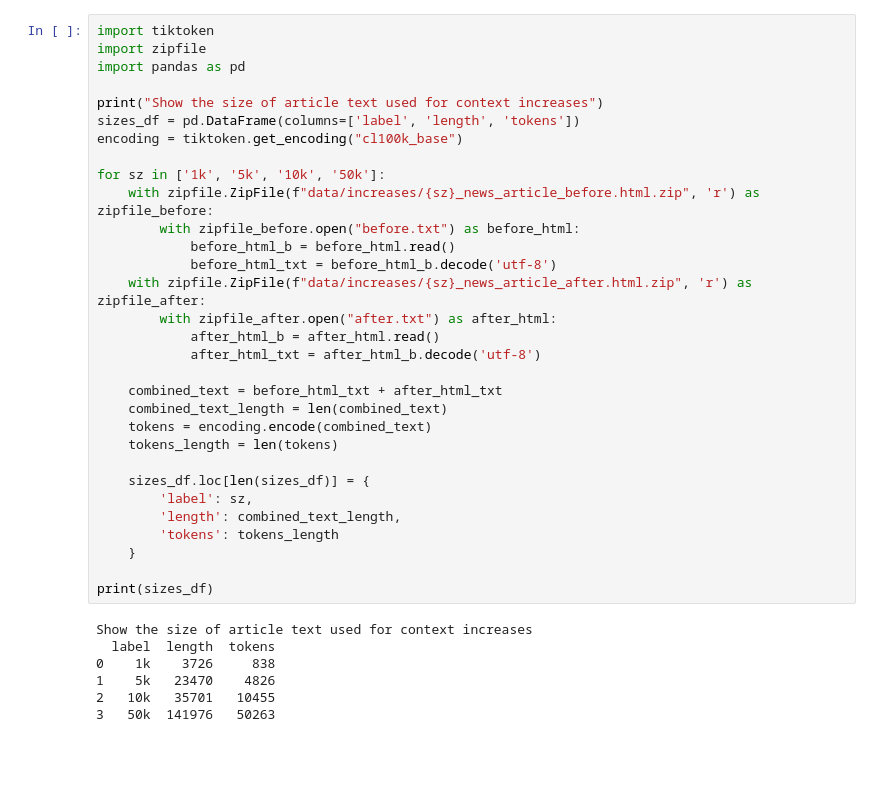
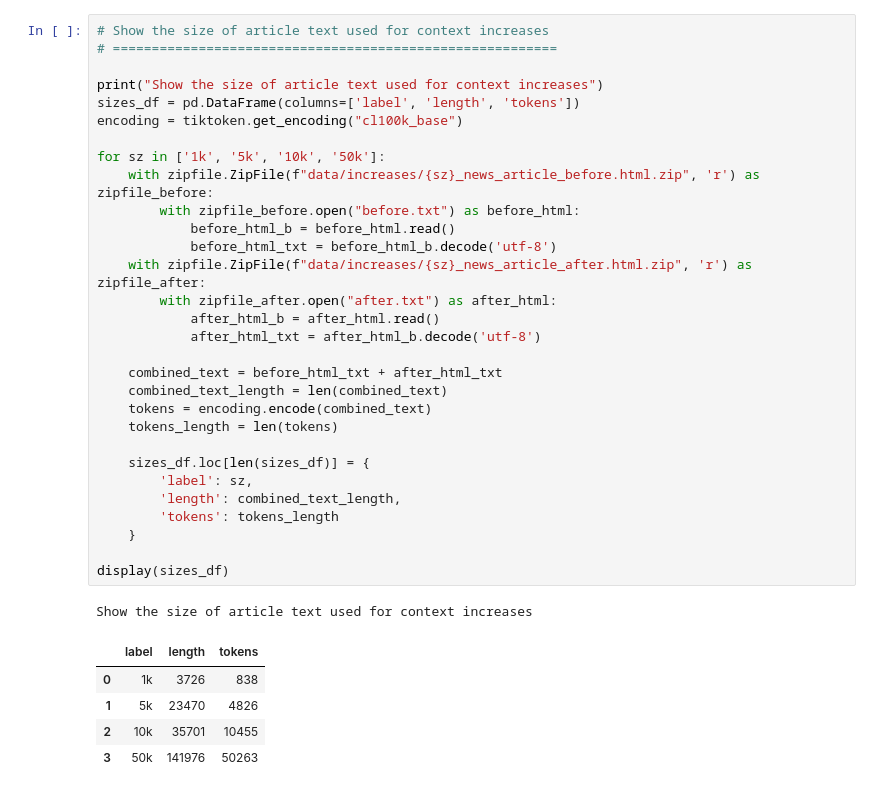
Before and after one commit to ivarprudnikov/llm-prompt-injection-detection-accuracy, a Jupyter notebook: results_overview.ipynb, the cells around one changed output. Saved outputs shown, nothing was run; the diff lists cells and outputs as text; blank space fills up the shorter version.

```diff
--- a/results_overview.ipynb
+++ b/results_overview.ipynb
@@ -1,39 +11,38 @@
 # %%
-import tiktoken
-import zipfile
-import pandas as pd
+# Show the size of article text used for context increases
+# =========================================================
 
 print("Show the size of article text used for context increases")
 sizes_df = pd.DataFrame(columns=['label', 'length', 'tokens'])
 encoding = tiktoken.get_encoding("cl100k_base")
 
 for sz in ['1k', '5k', '10k', '50k']:
     with zipfile.ZipFile(f"data/increases/{sz}_news_article_before.html.zip", 'r') as zipfile_before:
         with zipfile_before.open("before.txt") as before_html:
             before_html_b = before_html.read()
             before_html_txt = before_html_b.decode('utf-8')
     with zipfile.ZipFile(f"data/increases/{sz}_news_article_after.html.zip", 'r') as zipfile_after:
         with zipfile_after.open("after.txt") as after_html:
             after_html_b = after_html.read()
             after_html_txt = after_html_b.decode('utf-8')
 
     combined_text = before_html_txt + after_html_txt
     combined_text_length = len(combined_text)
     tokens = encoding.encode(combined_text)
     tokens_length = len(tokens)
 
     sizes_df.loc[len(sizes_df)] = {
         'label': sz,
         'length': combined_text_length,
         'tokens': tokens_length
     }
 
-print(sizes_df)
+display(sizes_df)
 # %% [output]
 Show the size of article text used for context increases
-  label  length  tokens
-0    1k    3726     838
-1    5k   23470    4826
-2   10k   35701   10455
-3   50k  141976   50263
+|  | label | length | tokens |
+| 0 | 1k | 3726 | 838 |
+| 1 | 5k | 23470 | 4826 |
+| 2 | 10k | 35701 | 10455 |
+| 3 | 50k | 141976 | 50263 |
 # %%
```
Also changed, not shown: parts of 10 cells of this notebook, 1 other file.
